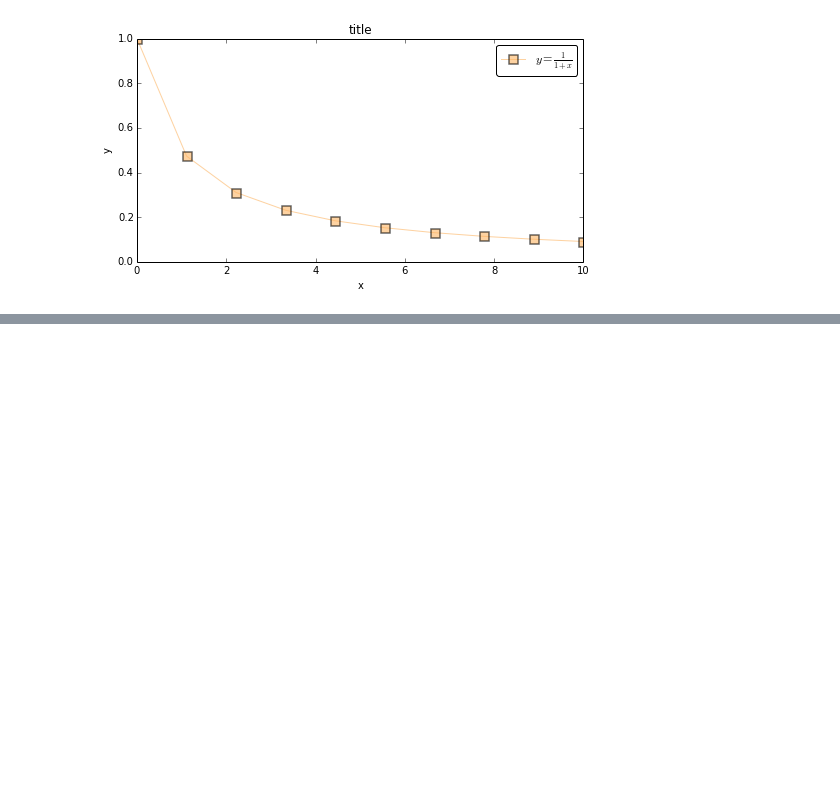
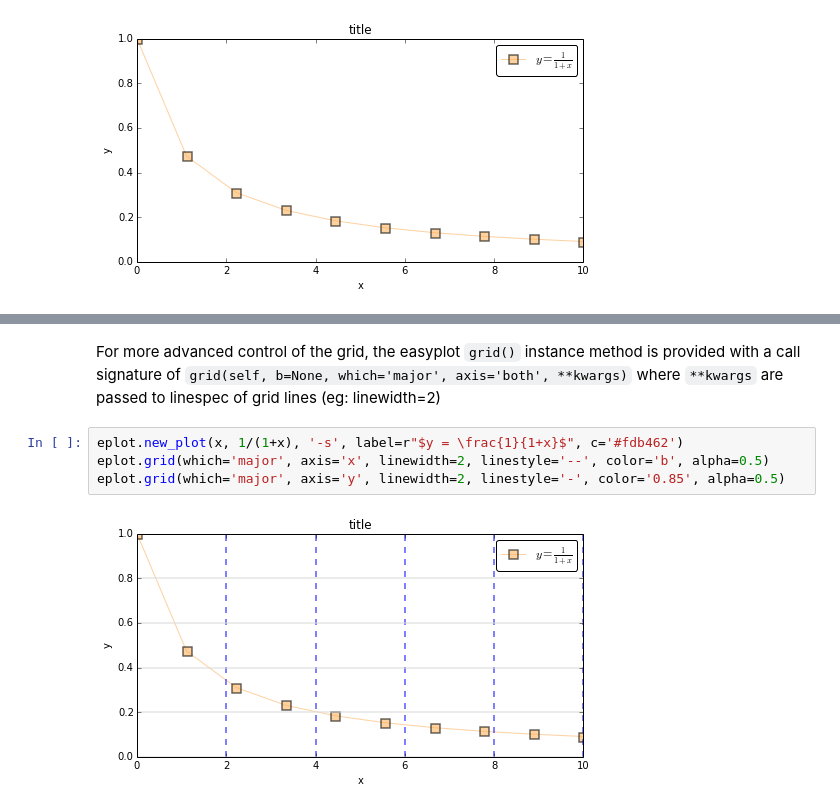
Before and after one commit to HamsterHuey/easyplot, a Jupyter notebook: docs/easyplot_docs.ipynb, the cells around one changed output, grey strips where cells are left out. Saved outputs shown, nothing was run; the diff lists cells and outputs as text; blank space fills up the shorter version.

```diff
--- a/docs/easyplot_docs.ipynb
+++ b/docs/easyplot_docs.ipynb
@@ -92,0 +120,8 @@ eplot.new_plot(x, 1/(1+x), '-s', label=r"$y = \frac{1}{1+x}$", c='#fdb462', ms=9
+# %% [markdown]
+For more advanced control of the grid, the easyplot `grid()` instance method is provided with a call signature of `grid(self, b=None, which='major', axis='both', **kwargs)` where `**kwargs` are passed to linespec of grid lines (eg: linewidth=2)
+# %%
+eplot.new_plot(x, 1/(1+x), '-s', label=r"$y = \frac{1}{1+x}$", c='#fdb462')
+eplot.grid(which='major', axis='x', linewidth=2, linestyle='--', color='b', alpha=0.5)
+eplot.grid(which='major', axis='y', linewidth=2, linestyle='-', color='0.85', alpha=0.5)
+# %% [output]
+[figure, added]
```
Also changed, not shown: parts of 6 cells of this notebook.
